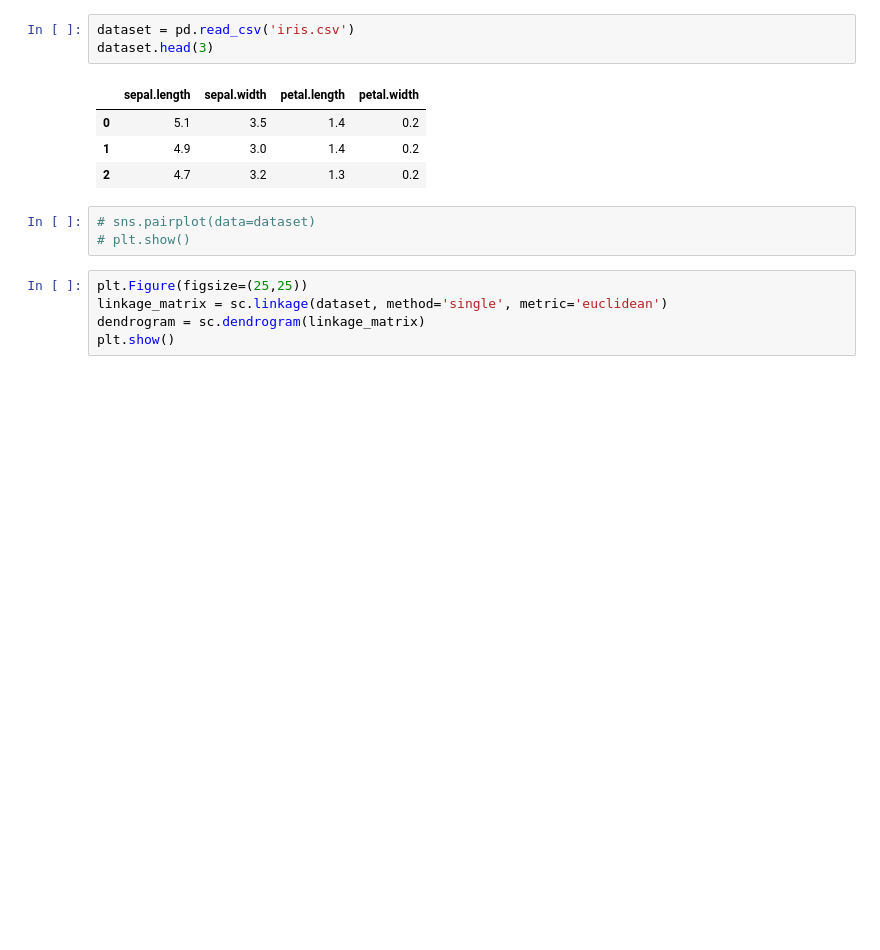
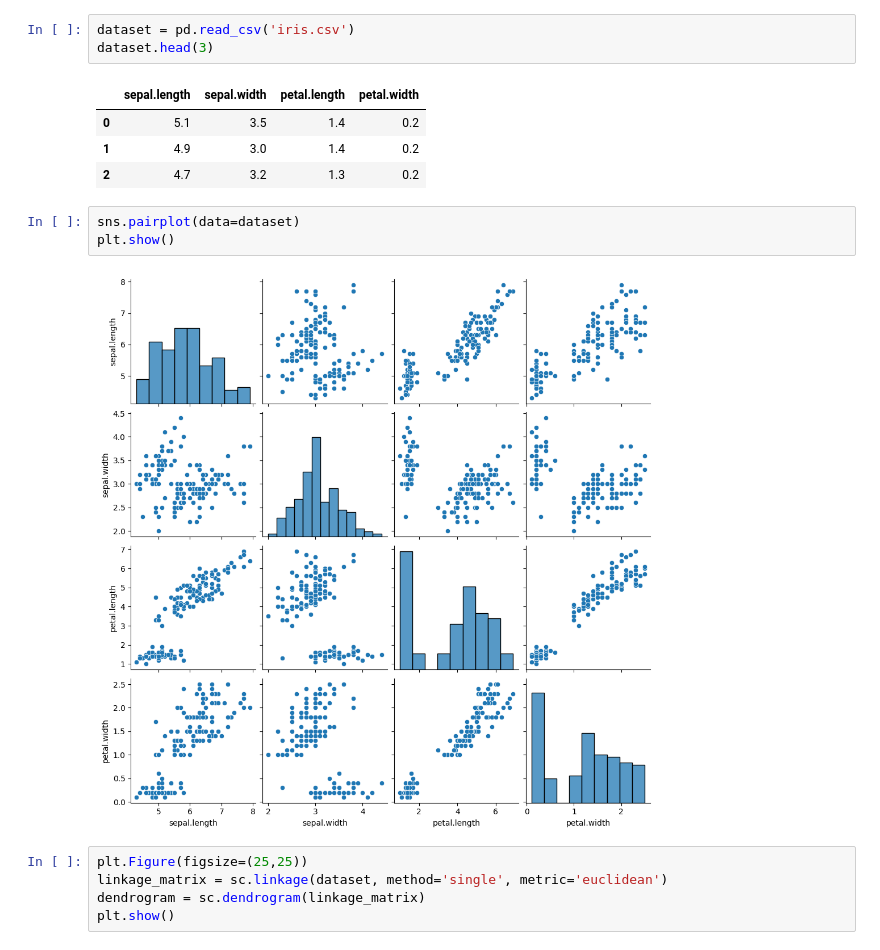
Before and after one commit to Its-Vikas-xd/Machine-Learning, a Jupyter notebook: Unsupervised Machine learning/Clustering/Hierarchical Clustering/Agglomerative Hiearchical.ipynb, the cells around one changed output. Cells and saved outputs as stored; diff of their text form; blank space fills up the shorter version.

```diff
--- a/Unsupervised Machine learning/Clustering/Hierarchical Clustering/Agglomerative Hiearchical.ipynb
+++ b/Unsupervised Machine learning/Clustering/Hierarchical Clustering/Agglomerative Hiearchical.ipynb
@@ -12,8 +12,10 @@ dataset.head(3)
 | 1 | 4.9 | 3.0 | 1.4 | 0.2 |
 | 2 | 4.7 | 3.2 | 1.3 | 0.2 |
 # %%
-# sns.pairplot(data=dataset)
-# plt.show()
+sns.pairplot(data=dataset)
+plt.show()
+# %% [output]
+[figure, added]
 # %%
 plt.Figure(figsize=(25,25))
 linkage_matrix = sc.linkage(dataset, method='single', metric='euclidean')
```
Also changed, not shown: 1 other file.
